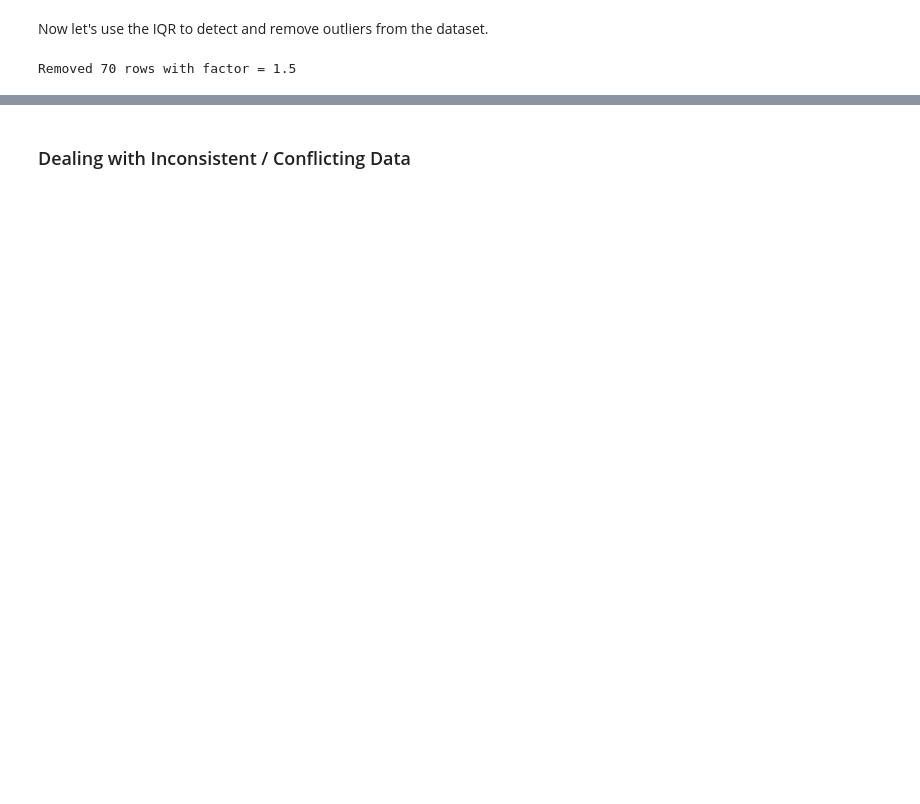
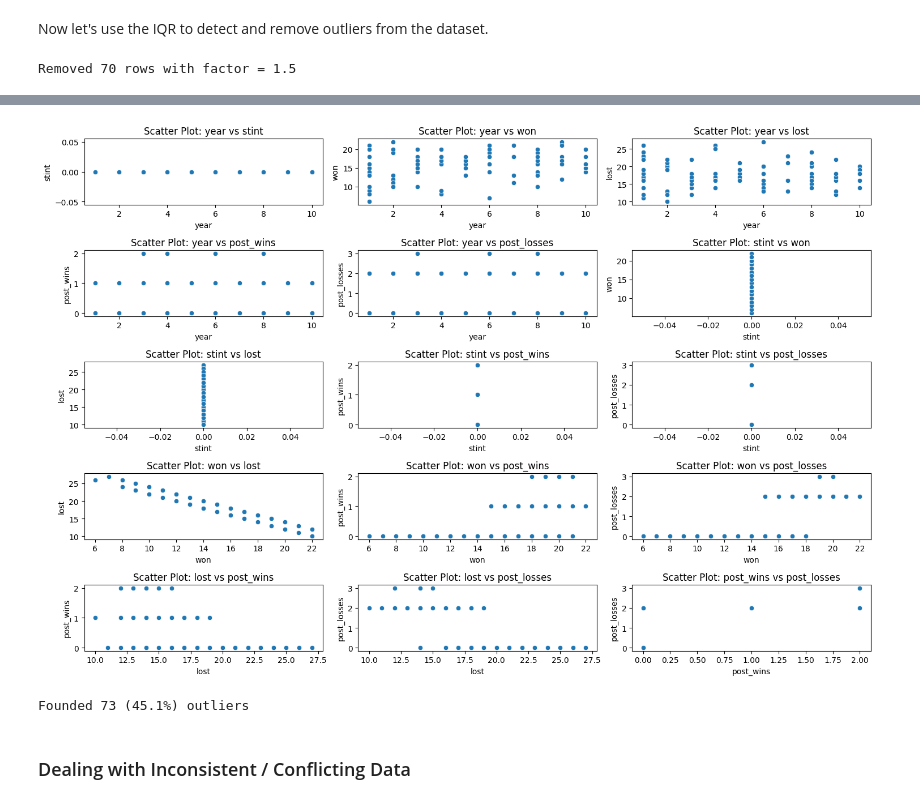
Before and after one commit to DanielRodrigues08/AC-FEUP, a Jupyter notebook: data_preparation/coaches.ipynb, the cells around one changed output, grey strips where cells are left out. Drawn from its saved outputs; the diff is of its cells as text; code cells hidden in the pictures; blank space fills up the shorter version.

Commit message:
first approach to find an deal with outliers

```diff
--- a/data_preparation/coaches.ipynb
+++ b/data_preparation/coaches.ipynb
@@ -90,2 +97,17 @@ Removed 70 rows with factor = 1.5
+# %%
+for index, row in df.iterrows():
+    if row['won'] > 23:
+        rows2drop.add(index)
+    if row['lost'] < 5:
+        rows2drop.add(index)
+
+scatter_plot(df.drop(rows2drop))
+# %% [output]
+[figure, added]
+# %%
+print(f"Founded {len(rows2drop)} ({round(len(rows2drop) / df.shape[0] * 100, 1)}%) outliers")
+df.drop(rows2drop, inplace=True)
+# %% [output]
+Founded 73 (45.1%) outliers
 # %% [markdown]
 ### Dealing with Inconsistent / Conflicting Data
```
Also changed, not shown: parts of 7 cells of this notebook, 4 other files.
